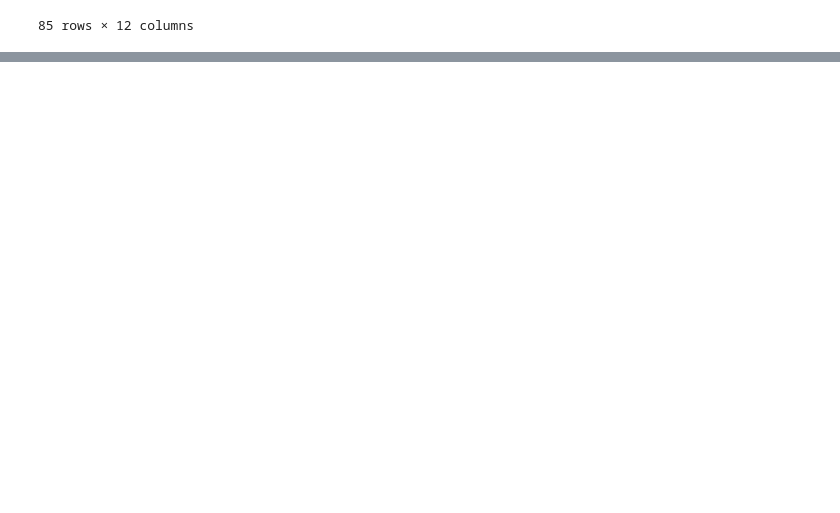
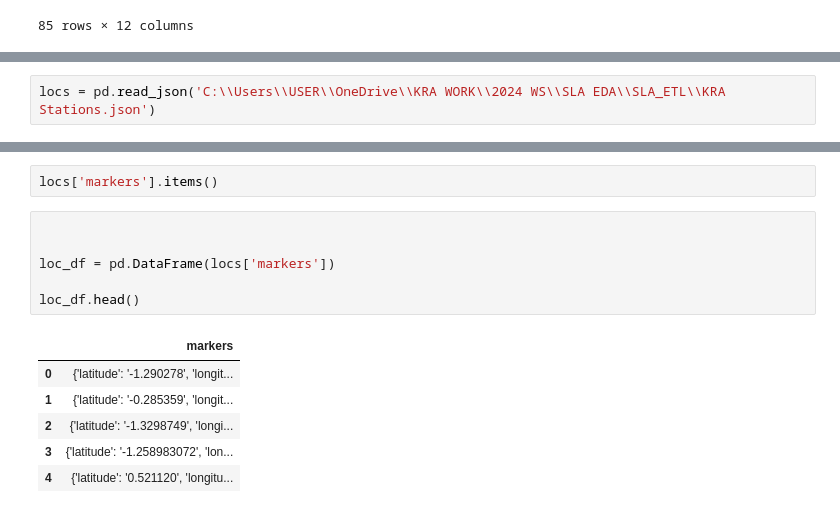
Before and after one commit to JackronyK/SLA_ETL, a Jupyter notebook: Data_Wrangling WS.ipynb, the cells around one changed output, grey strips where cells are left out. Cells and saved outputs as stored; diff of their text form; blank space fills up the shorter version.

```diff
--- a/Data_Wrangling WS.ipynb
+++ b/Data_Wrangling WS.ipynb
@@ -2046,0 +2056,2 @@ combined_Invoice
+# %%
+locs = pd.read_json('C:\\Users\\USER\\OneDrive\\KRA WORK\\2024 WS\\SLA EDA\\SLA_ETL\\KRA Stations.json')
@@ -2046,0 +2096,15 @@ combined_Invoice
+# %%
+locs['markers'].items()
+# %%
+
+
+loc_df = pd.DataFrame(locs['markers'])
+
+loc_df.head()
+# %% [output]
+|  | markers |
+| 0 | {'latitude': '-1.290278', 'longit... |
+| 1 | {'latitude': '-0.285359', 'longit... |
+| 2 | {'latitude': '-1.3298749', 'longi... |
+| 3 | {'latitude': '-1.258983072', 'lon... |
+| 4 | {'latitude': '0.521120', 'longitu... |
```
Also changed, not shown: parts of 34 cells of this notebook, 11 other files.
